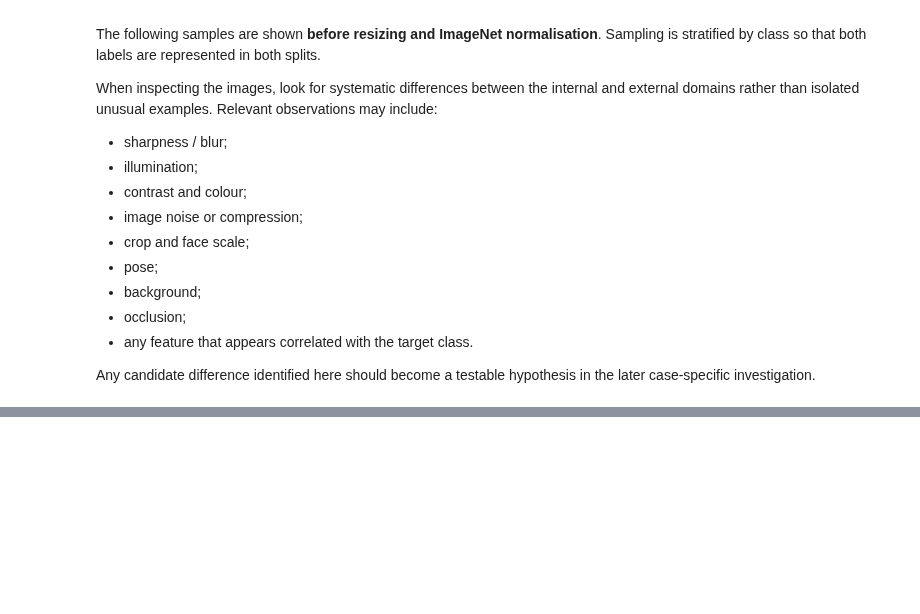
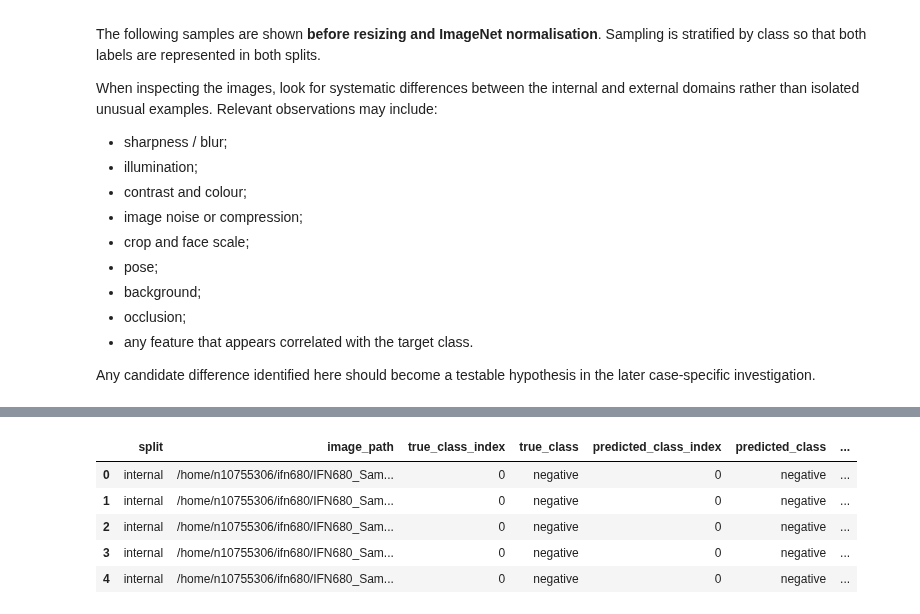
Before and after one commit to SamuelFleming/IFN680-S22026-Grp43, a Jupyter notebook: Assessment1/Project4/project4_code/case1.ipynb, the cells around one changed output, grey strips where cells are left out. Saved outputs shown, nothing was run; the diff lists cells and outputs as text; code cells hidden in the pictures; blank space fills up the shorter version.

```diff
--- a/Assessment1/Project4/project4_code/case1.ipynb
+++ b/Assessment1/Project4/project4_code/case1.ipynb
@@ -486,0 +557,94 @@ The next stage is **Section 7 — Baseline Evaluation**, where the supplied mode
+# %%
+from sklearn.metrics import (
+    accuracy_score,
+    precision_score,
+    recall_score,
+    f1_score,
+    roc_auc_score,
+    confusion_matrix,
+    ConfusionMatrixDisplay,
+)
+
+POSITIVE_CLASS_NAME = "positive"
+positive_class_idx = class_to_idx[POSITIVE_CLASS_NAME]
+
+
+def collect_predictions(model, loader, dataset, split_name, device):
+    """Run inference and return one audit record per image."""
+    records = []
+    sample_offset = 0
+
+    model.eval()
+
+    with torch.inference_mode():
+        for images, labels in tqdm.tqdm(
+            loader,
+            desc=f"Evaluating {split_name}"
+        ):
+            images = images.to(device)
+            labels = labels.to(device)
+
+            logits = model(images)
+            probabilities = torch.softmax(logits, dim=1)
+            predictions = torch.argmax(probabilities, dim=1)
+            confidence = torch.max(probabilities, dim=1).values
+
+            batch_size_actual = labels.shape[0]
+
+            for i in range(batch_size_actual):
+                image_path, imagefolder_target = dataset.samples[
+                    sample_offset + i
+                ]
+
+                true_idx = int(labels[i].item())
+                pred_idx = int(predictions[i].item())
+
+                # Sanity check that DataLoader order still matches ImageFolder.samples.
+                assert true_idx == imagefolder_target
+
+                records.append({
+                    "split": split_name,
+                    "image_path": image_path,
+                    "true_class_index": true_idx,
+                    "true_class": class_names[true_idx],
+                    "predicted_class_index": pred_idx,
+                    "predicted_class": class_names[pred_idx],
+                    "prob_negative": float(
+                        probabilities[i, class_to_idx["negative"]].item()
+                    ),
+                    "prob_positive": float(
+                        probabilities[i, positive_class_idx].item()
+                    ),
+                    "confidence": float(confidence[i].item()),
+                    "correct": true_idx == pred_idx,
+                })
+
+            sample_offset += batch_size_actual
+
+    return pd.DataFrame(records)
+
+
+internal_predictions = collect_predictions(
+    resnet_frozen,
+    test_internal_loader,
+    test_internal_dataset,
+    "internal",
+    device,
+)
+
+external_predictions = collect_predictions(
+    resnet_frozen,
+    test_external_loader,
+    test_external_dataset,
+    "external",
+    device,
+)
+
+predictions_df = pd.concat(
+    [internal_predictions, external_predictions],
+    ignore_index=True
+)
+
+print(f"Prediction records collected: {len(predictions_df)}")
+display(predictions_df.head())
+# %% [output]
@@ -486,0 +652,6 @@ The next stage is **Section 7 — Baseline Evaluation**, where the supplied mode
+|  | split | image_path | true_class_index | true_class | predicted_class_index | predicted_class | ... |
+| 0 | internal | /home/n10755306/ifn680/IFN680_Sam... | 0 | negative | 0 | negative | ... |
+| 1 | internal | /home/n10755306/ifn680/IFN680_Sam... | 0 | negative | 0 | negative | ... |
+| 2 | internal | /home/n10755306/ifn680/IFN680_Sam... | 0 | negative | 0 | negative | ... |
+| 3 | internal | /home/n10755306/ifn680/IFN680_Sam... | 0 | negative | 0 | negative | ... |
+| 4 | internal | /home/n10755306/ifn680/IFN680_Sam... | 0 | negative | 0 | negative | ... |
```
Also changed, not shown: parts of 20 cells of this notebook.
